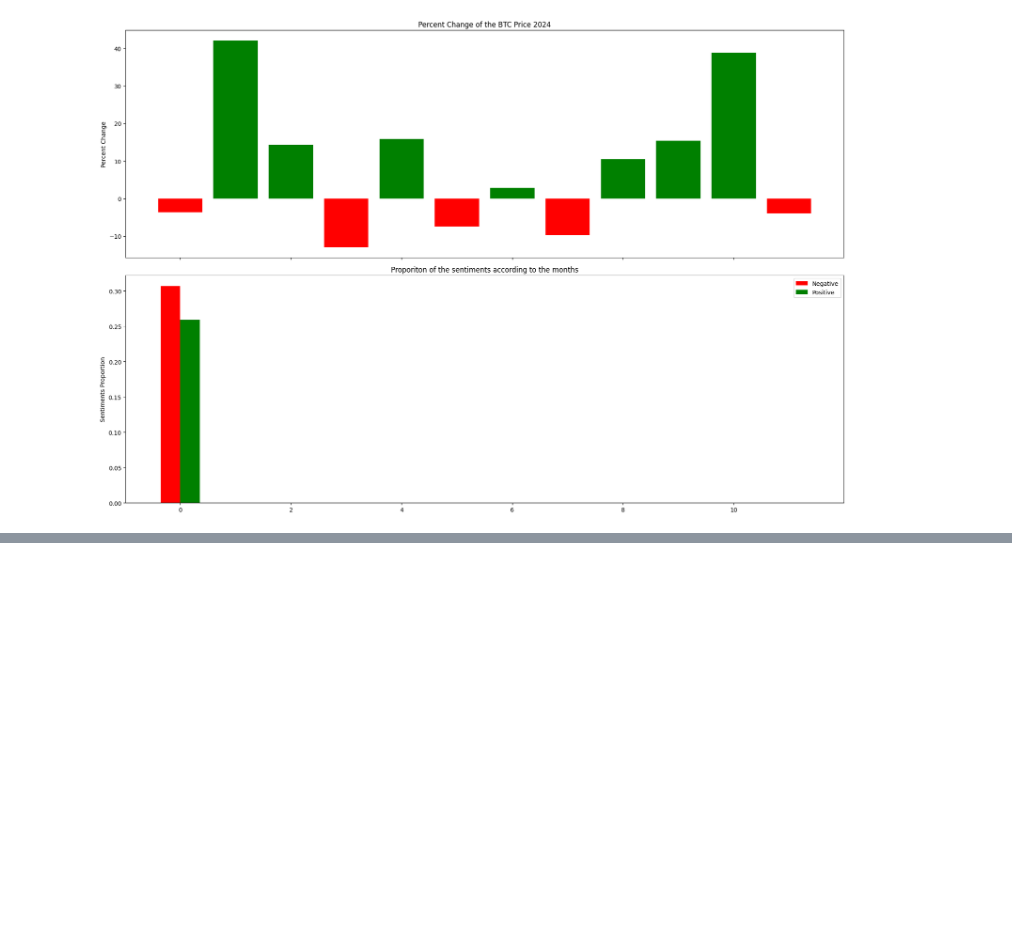
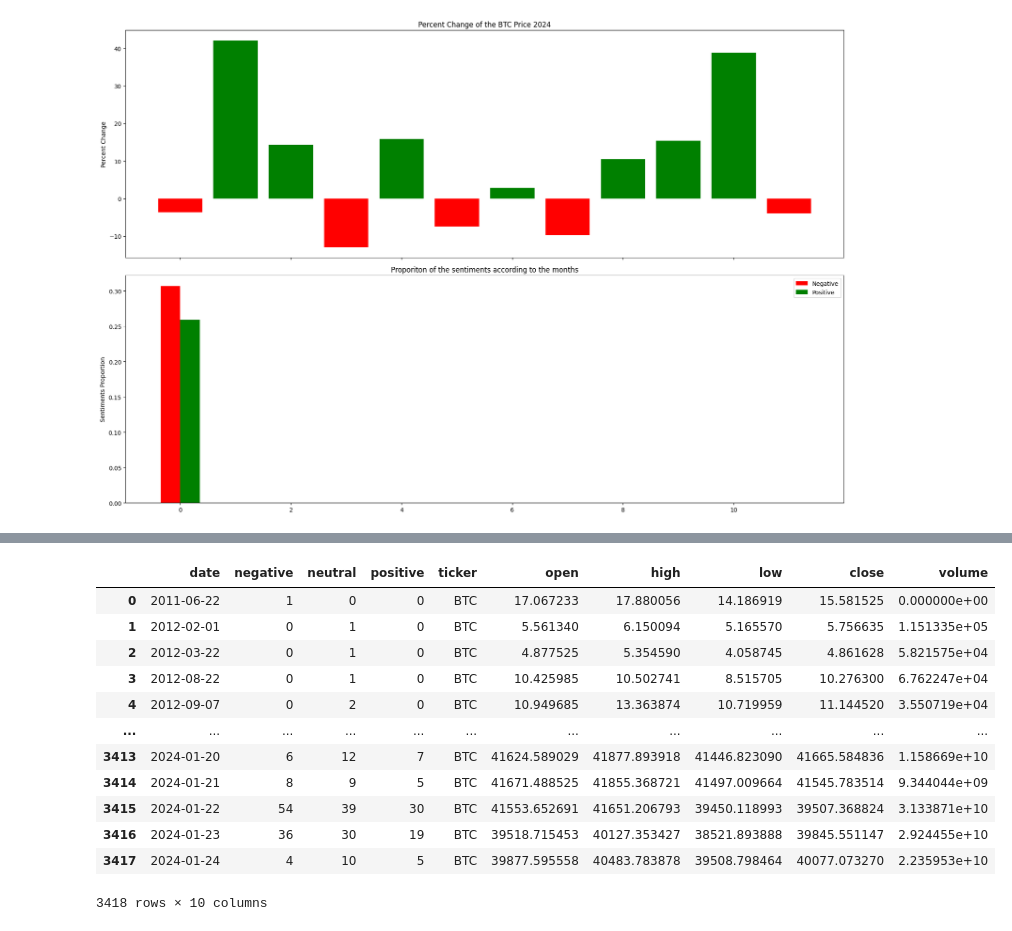
Before and after one commit to Altemir1/BTC-ML-Based-Trading-System, a Jupyter notebook: sentiment_analysis_on_bitcoin.ipynb, the cells around one changed output, grey strips where cells are left out. Cells and saved outputs as stored; diff of their text form; code cells hidden in the pictures; blank space fills up the shorter version.

```diff
--- a/sentiment_analysis_on_bitcoin.ipynb
+++ b/sentiment_analysis_on_bitcoin.ipynb
@@ -439,0 +473,4 @@ for year in years:
+# %%
+summary_df = btc.groupby(['date', 'finbert_sentiment']).size().unstack(fill_value=0).reset_index()
+sentiment_part = summary_df[["date", "negative", "neutral", "positive"]]
+sentiment_part.head()
@@ -439,0 +484,5 @@ for year in years:
+# %%
+sentiment_part["date"] = pd.to_datetime(sentiment_part["date"])
+# %%
+price_part = pd.read_csv("BTC.csv")
+price_part.head()
@@ -439,0 +496,19 @@ for year in years:
+# %%
+price_part["date"] = pd.to_datetime(price_part["date"])
+# %%
+merged_df = pd.merge(sentiment_part,price_part, on="date")
+merged_df
+# %% [output]
+|  | date | negative | neutral | positive | ticker | open | high | low | close | volume |
+| 0 | 2011-06-22 | 1 | 0 | 0 | BTC | 17.067233 | 17.880056 | 14.186919 | 15.581525 | 0.000000e+00 |
+| 1 | 2012-02-01 | 0 | 1 | 0 | BTC | 5.561340 | 6.150094 | 5.165570 | 5.756635 | 1.151335e+05 |
+| 2 | 2012-03-22 | 0 | 1 | 0 | BTC | 4.877525 | 5.354590 | 4.058745 | 4.861628 | 5.821575e+04 |
+| 3 | 2012-08-22 | 0 | 1 | 0 | BTC | 10.425985 | 10.502741 | 8.515705 | 10.276300 | 6.762247e+04 |
+| 4 | 2012-09-07 | 0 | 2 | 0 | BTC | 10.949685 | 13.363874 | 10.719959 | 11.144520 | 3.550719e+04 |
+| ... | ... | ... | ... | ... | ... | ... | ... | ... | ... | ... |
+| 3413 | 2024-01-20 | 6 | 12 | 7 | BTC | 41624.589029 | 41877.893918 | 41446.823090 | 41665.584836 | 1.158669e+10 |
+| 3414 | 2024-01-21 | 8 | 9 | 5 | BTC | 41671.488525 | 41855.368721 | 41497.009664 | 41545.783514 | 9.344044e+09 |
+| 3415 | 2024-01-22 | 54 | 39 | 30 | BTC | 41553.652691 | 41651.206793 | 39450.118993 | 39507.368824 | 3.133871e+10 |
+| 3416 | 2024-01-23 | 36 | 30 | 19 | BTC | 39518.715453 | 40127.353427 | 38521.893888 | 39845.551147 | 2.924455e+10 |
+| 3417 | 2024-01-24 | 4 | 10 | 5 | BTC | 39877.595558 | 40483.783878 | 39508.798464 | 40077.073270 | 2.235953e+10 |
+3418 rows × 10 columns
```
Also changed, not shown: parts of 31 cells of this notebook.
